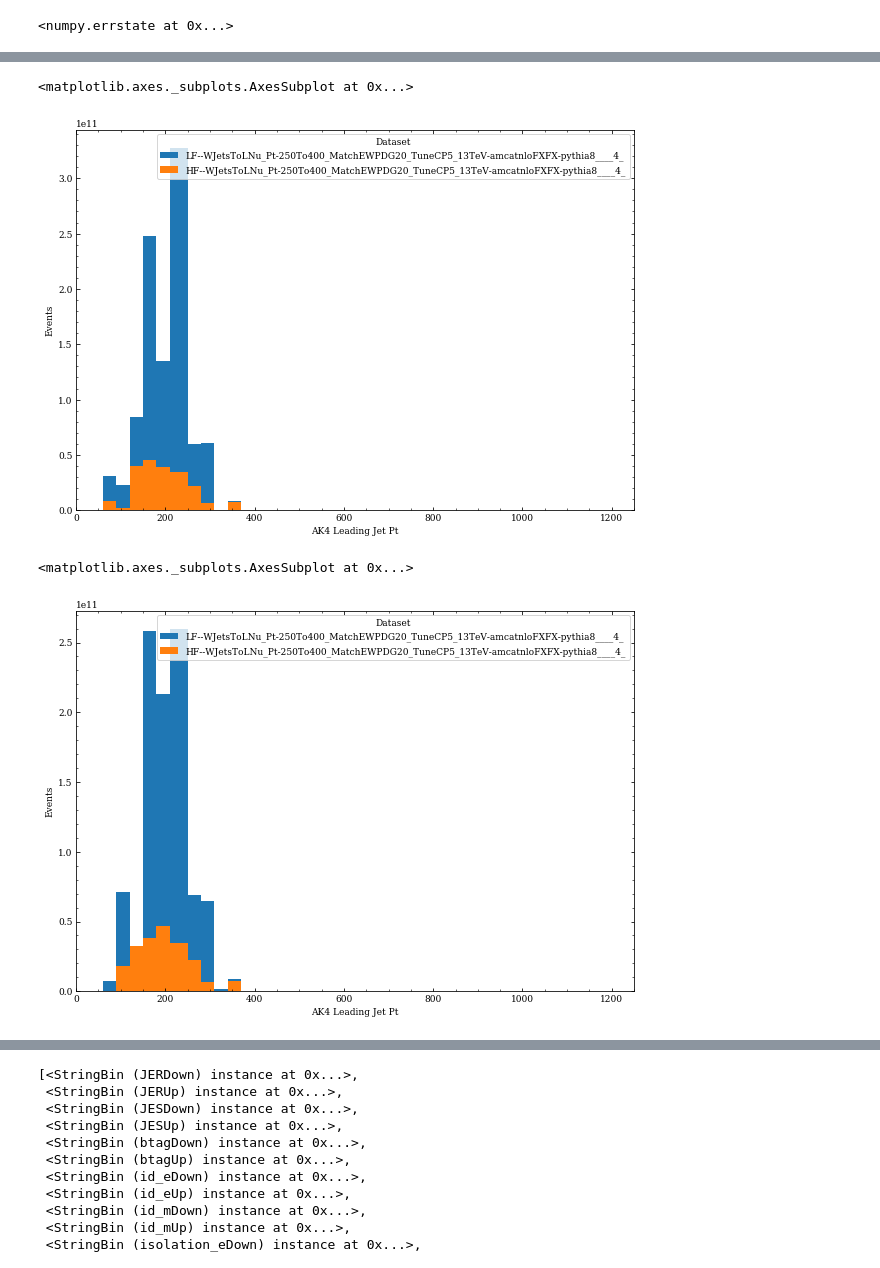
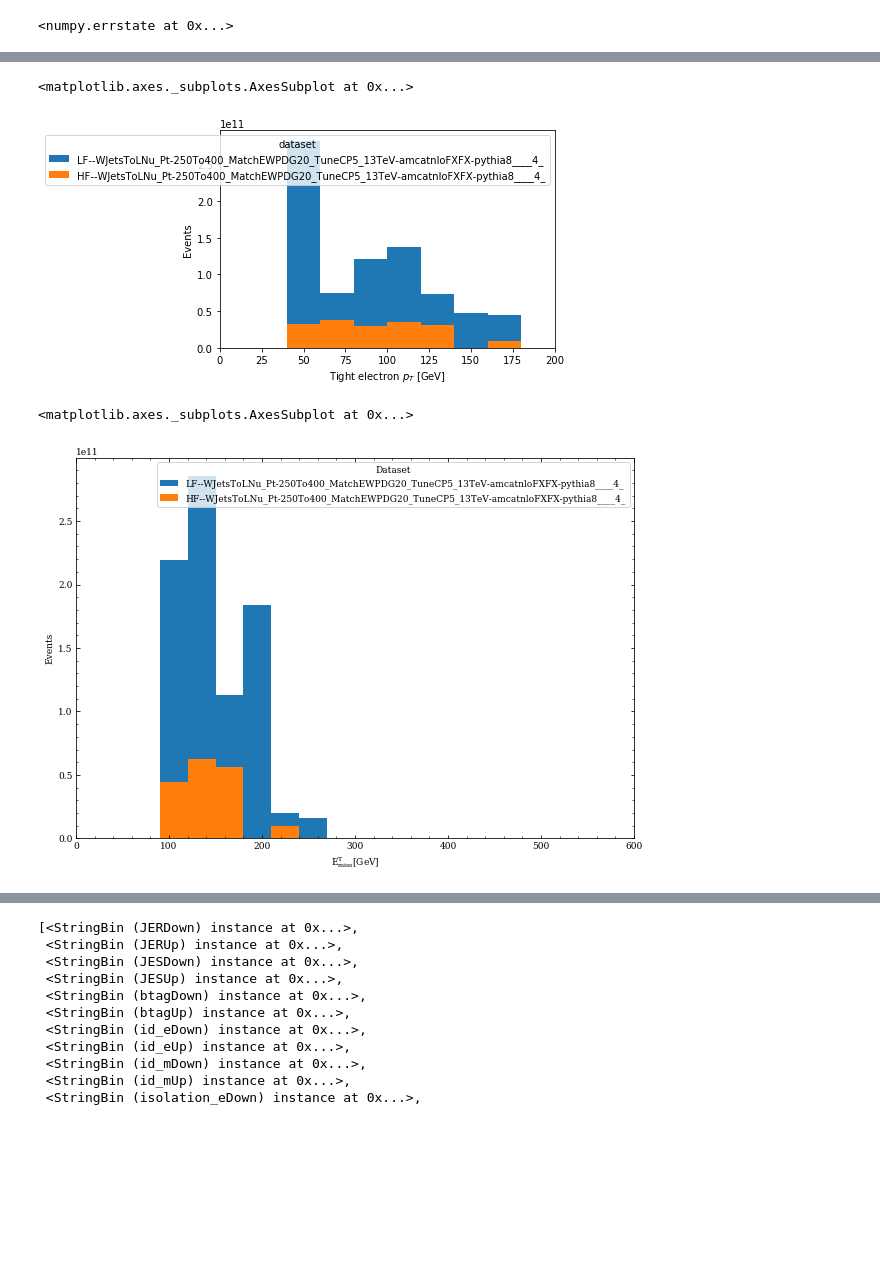
Before and after one commit to rishabhCMS/decaf, a Jupyter notebook: analysis/Rishabh_NB/new_coffea_nbs/Processor-Refactor.ipynb, the cells around one changed output, grey strips where cells are left out. Saved outputs shown, nothing was run; the diff lists cells and outputs as text; code cells hidden in the pictures; blank space fills up the shorter version.

```diff
--- a/analysis/Rishabh_NB/new_coffea_nbs/Processor-Refactor.ipynb
+++ b/analysis/Rishabh_NB/new_coffea_nbs/Processor-Refactor.ipynb
@@ -1870,13 +1984,13 @@ matplotlib.rcParams['mathtext.default'] = 'regular'
 matplotlib.rcParams['errorbar.capsize'] = 3
 matplotlib.rcParams['figure.facecolor'] = (1,1,1)
 # %%
-hist.plot1d(output['j1pt'].integrate('region', 'wjete').integrate('systematic', 'JESDown'), overlay='dataset', stack=True)
+hist.plot1d(output['ele_pT'].integrate('region', 'wjete').integrate('systematic', 'METunclDown'), overlay='dataset', stack=True)
 # %% [output]
 <matplotlib.axes._subplots.AxesSubplot at 0x...>
-[figure, old version]
+[figure, new version]
 # %%
-hist.plot1d(output['j1pt'].integrate('region', 'wjete').integrate('systematic', 'JESUp'), overlay='dataset', stack=True)
+hist.plot1d(output['eT_miss'].integrate('region', 'wjete').integrate('systematic', 'METunclUp'), overlay='dataset', stack=True)
 # %% [output]
 <matplotlib.axes._subplots.AxesSubplot at 0x...>
-[figure, old version]
+[figure, new version]
 # %%
```
Also changed, not shown: parts of 12 cells of this notebook, 1 other file.
